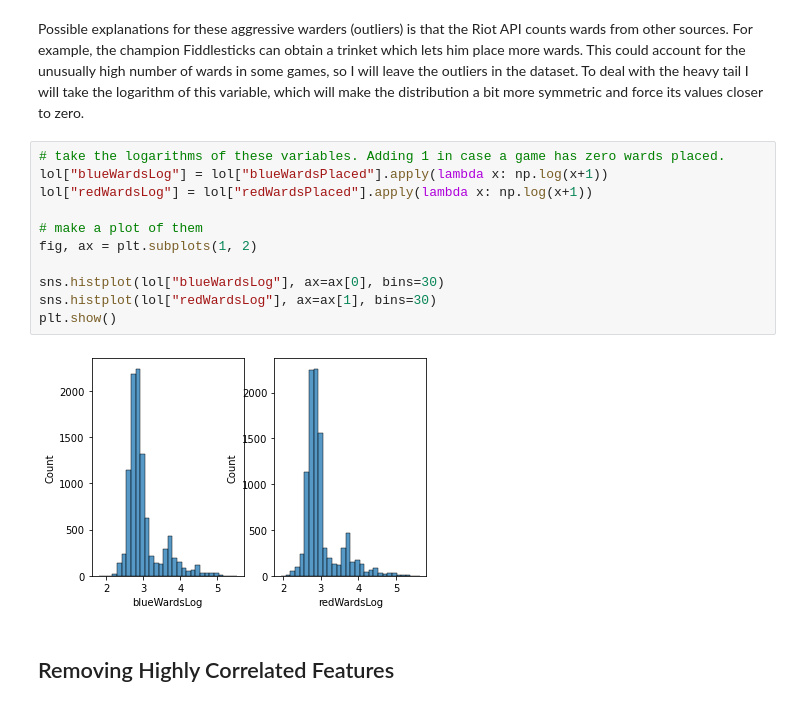
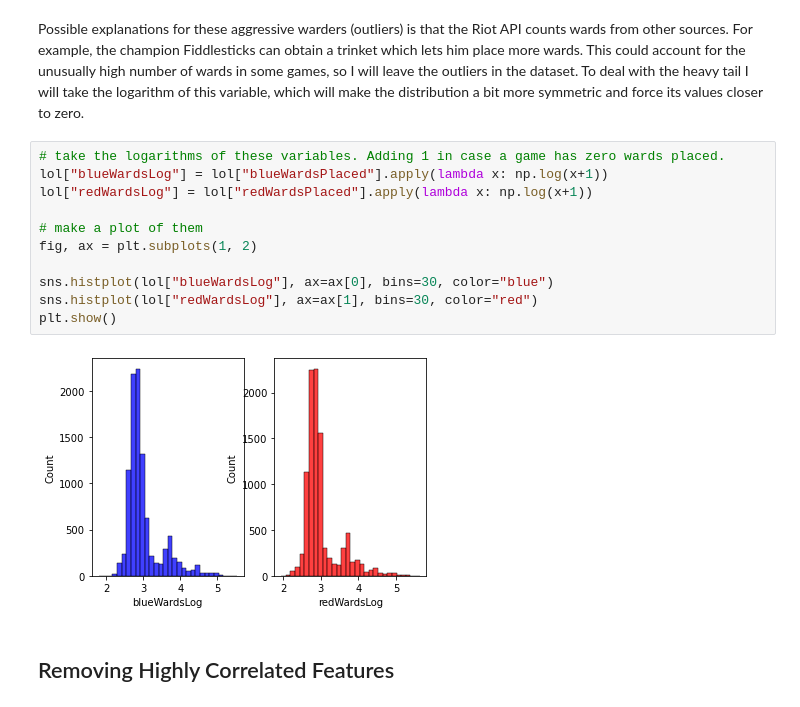
Before and after one commit to awray3/league_of_legends, a Jupyter notebook: league_of_legends.ipynb, the cells around one changed output. Cells and saved outputs as stored; diff of their text form.

```diff
--- a/league_of_legends.ipynb
+++ b/league_of_legends.ipynb
@@ -203,16 +203,16 @@ To deal with the heavy tail I will take the logarithm of this variable, which wi
 # %%
 # take the logarithms of these variables. Adding 1 in case a game has zero wards placed.
 lol["blueWardsLog"] = lol["blueWardsPlaced"].apply(lambda x: np.log(x+1))
 lol["redWardsLog"] = lol["redWardsPlaced"].apply(lambda x: np.log(x+1))
 
 # make a plot of them
 fig, ax = plt.subplots(1, 2)
 
-sns.histplot(lol["blueWardsLog"], ax=ax[0], bins=30)
-sns.histplot(lol["redWardsLog"], ax=ax[1], bins=30)
+sns.histplot(lol["blueWardsLog"], ax=ax[0], bins=30, color="blue")
+sns.histplot(lol["redWardsLog"], ax=ax[1], bins=30, color="red")
 plt.show()
 # %% [output]
-[figure, old version]
+[figure, new version]
 # %% [markdown]
 ## Removing Highly Correlated Features
 # %% [markdown]
```
Also changed, not shown: parts of 15 cells of this notebook.
